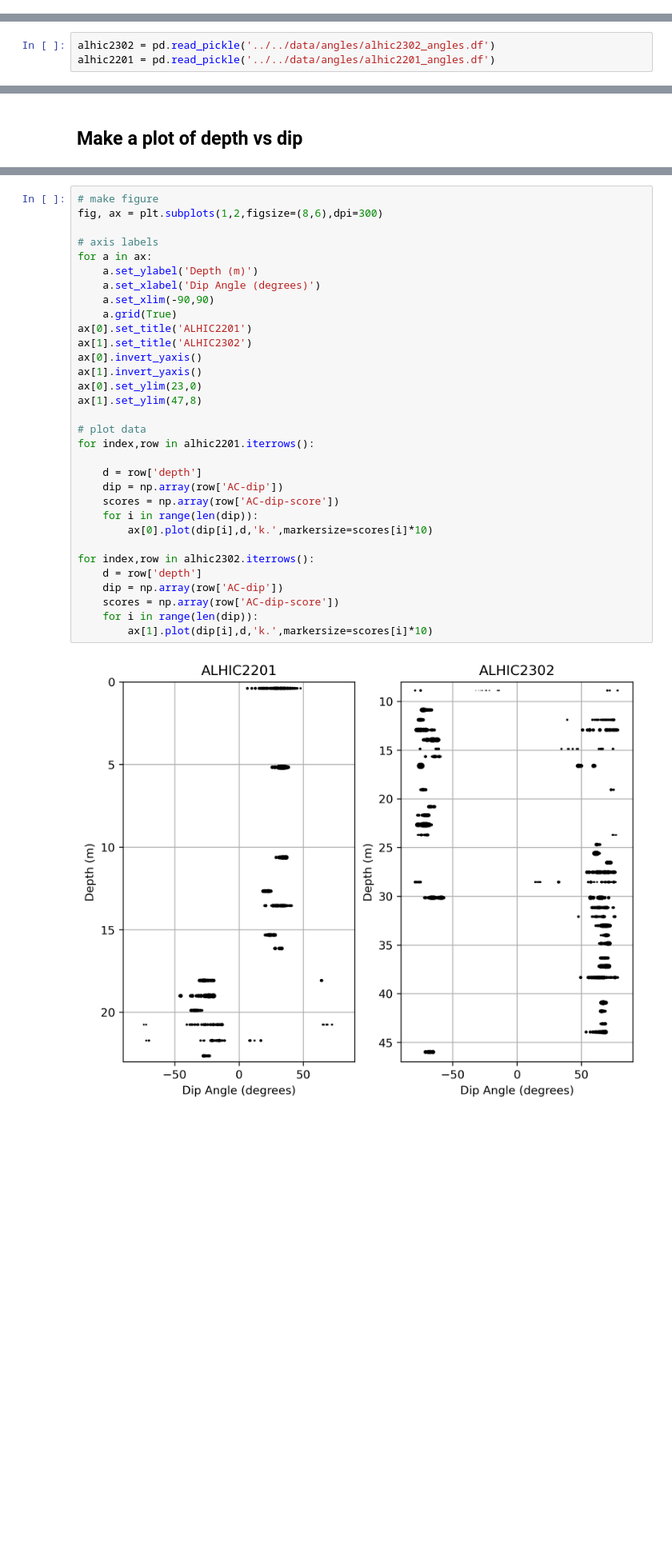
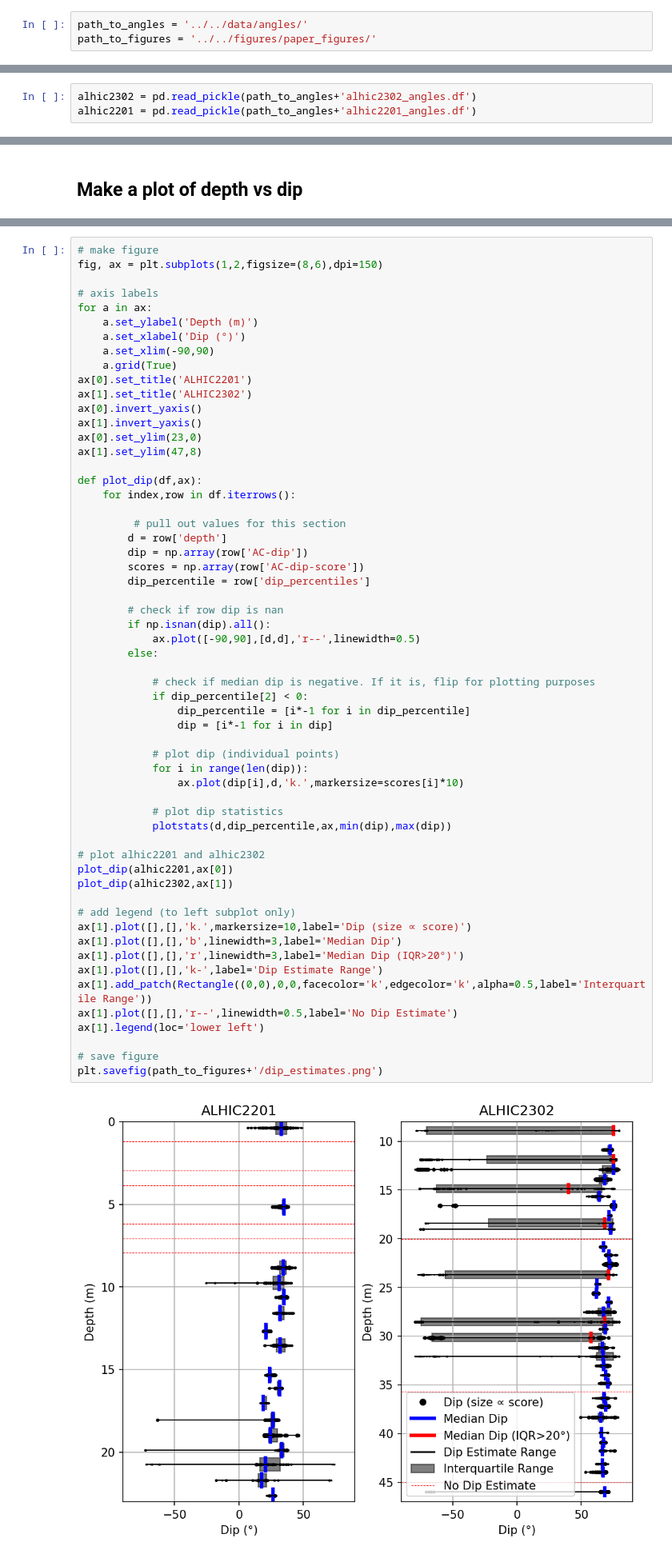
Before and after one commit to liamkirkpatrick/3d_ecm, a Jupyter notebook: scripts/layer_orientations/orientation_plots.ipynb, the cells around one changed output, grey strips where cells are left out. Shown: that part at 80% size. Saved outputs shown, nothing was run; the diff lists cells and outputs as text; blank space fills up the shorter version.

Commit message:
got angle plots working. High-res run of angle picks as well

```diff
--- a/scripts/layer_orientations/orientation_plots.ipynb
+++ b/scripts/layer_orientations/orientation_plots.ipynb
@@ -22,0 +23,3 @@ from statsmodels.stats.weightstats import DescrStatsW
+# %%
+path_to_angles = '../../data/angles/'
+path_to_figures = '../../figures/paper_figures/'
@@ -23,6 +30,6 @@ from statsmodels.stats.weightstats import DescrStatsW
 # %%
-alhic2302 = pd.read_pickle('../../data/angles/alhic2302_angles.df')
-alhic2201 = pd.read_pickle('../../data/angles/alhic2201_angles.df')
+alhic2302 = pd.read_pickle(path_to_angles+'alhic2302_angles.df')
+alhic2201 = pd.read_pickle(path_to_angles+'alhic2201_angles.df')
 # %% [markdown]
 ## Calculate True Angle Orientations
 # %%
@@ -240,34 +262,60 @@ def wiskerplot(d,q,axs,ACorDC):
 # %%
 # make figure
-fig, ax = plt.subplots(1,2,figsize=(8,6),dpi=300)
+fig, ax = plt.subplots(1,2,figsize=(8,6),dpi=150)
 
 # axis labels
 for a in ax:
     a.set_ylabel('Depth (m)')
-    a.set_xlabel('Dip Angle (degrees)')
+    a.set_xlabel('Dip (°)')
     a.set_xlim(-90,90)
     a.grid(True)
 ax[0].set_title('ALHIC2201')
 ax[1].set_title('ALHIC2302')
 ax[0].invert_yaxis()
 ax[1].invert_yaxis()
 ax[0].set_ylim(23,0)
 ax[1].set_ylim(47,8)
 
-# plot data
-for index,row in alhic2201.iterrows():
+def plot_dip(df,ax):
+    for index,row in df.iterrows():
 
-    d = row['depth']
-    dip = np.array(row['AC-dip'])
-    scores = np.array(row['AC-dip-score'])
-    for i in range(len(dip)):
-        ax[0].plot(dip[i],d,'k.',markersize=scores[i]*10)
+         # pull out values for this section
+        d = row['depth']
+        dip = np.array(row['AC-dip'])
+        scores = np.array(row['AC-dip-score'])
+        dip_percentile = row['dip_percentiles']
 
-for index,row in alhic2302.iterrows():
-    d = row['depth']
-    dip = np.array(row['AC-dip'])
-    scores = np.array(row['AC-dip-score'])
-    for i in range(len(dip)):
-        ax[1].plot(dip[i],d,'k.',markersize=scores[i]*10)
+        # check if row dip is nan
+        if np.isnan(dip).all():
+            ax.plot([-90,90],[d,d],'r--',linewidth=0.5)
+        else:
+
+            # check if median dip is negative. If it is, flip for plotting purposes
+            if dip_percentile[2] < 0:
+                dip_percentile = [i*-1 for i in dip_percentile]
+                dip = [i*-1 for i in dip]
+
+            # plot dip (individual points)
+            for i in range(len(dip)):
+                ax.plot(dip[i],d,'k.',markersize=scores[i]*10)
+
+            # plot dip statistics
+            plotstats(d,dip_percentile,ax,min(dip),max(dip))
+
+# plot alhic2201 and alhic2302
+plot_dip(alhic2201,ax[0])
+plot_dip(alhic2302,ax[1])
+
+# add legend (to left subplot only)
+ax[1].plot([],[],'k.',markersize=10,label='Dip (size ∝ score)')
+ax[1].plot([],[],'b',linewidth=3,label='Median Dip')
+ax[1].plot([],[],'r',linewidth=3,label='Median Dip (IQR>20°)')
+ax[1].plot([],[],'k-',label='Dip Estimate Range')
+ax[1].add_patch(Rectangle((0,0),0,0,facecolor='k',edgecolor='k',alpha=0.5,label='Interquartile Range'))
+ax[1].plot([],[],'r--',linewidth=0.5,label='No Dip Estimate')
+ax[1].legend(loc='lower left')
+
+# save figure
+plt.savefig(path_to_figures+'/dip_estimates.png')
 # %% [output]
-[figure, old version]
+[figure, new version]
```
Also changed, not shown: parts of 22 cells of this notebook, 8 other files.
